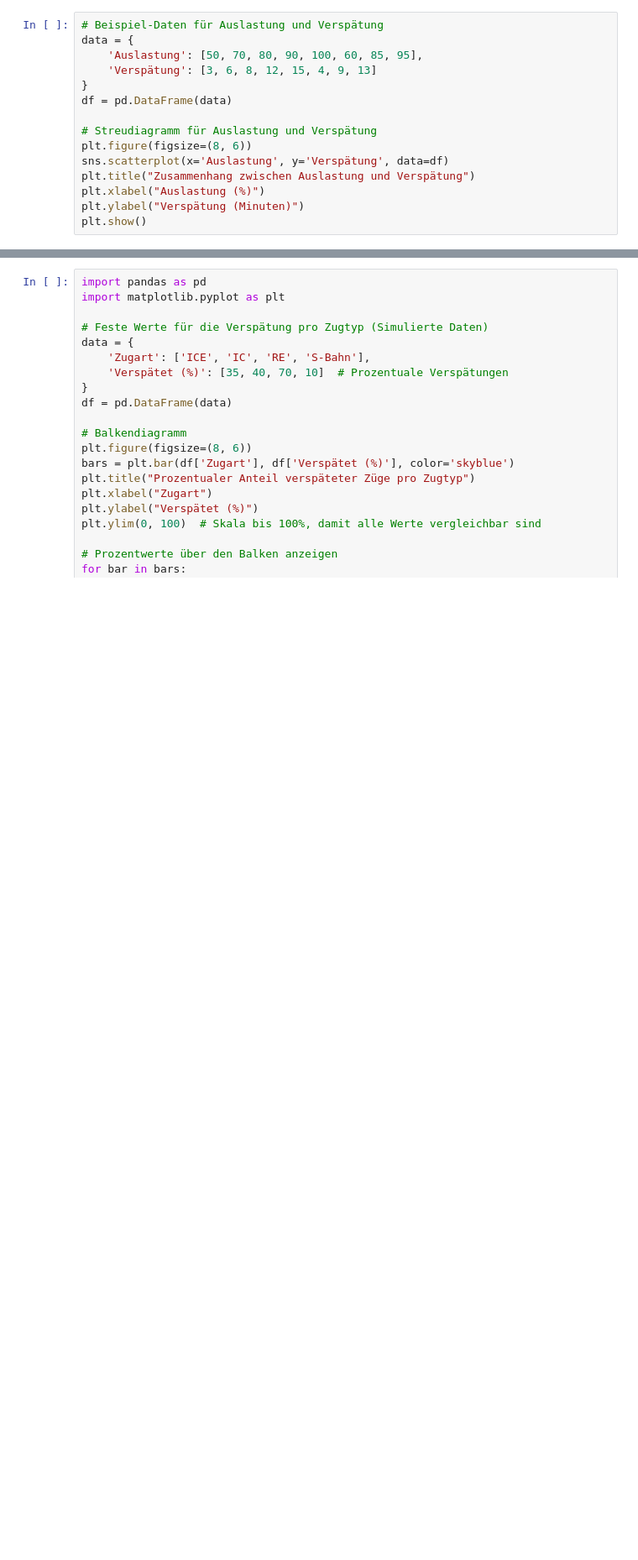
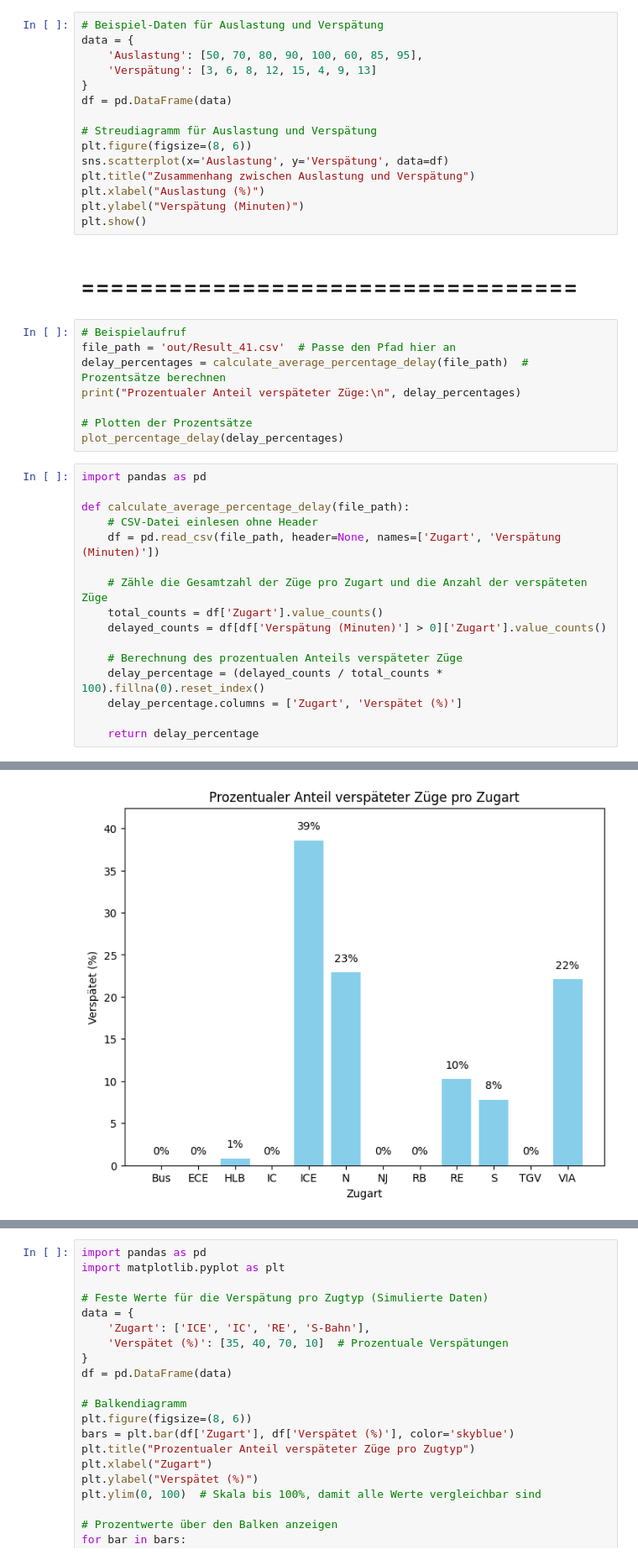
Before and after one commit to luca910/bahn-mining, a Jupyter notebook: graphics.ipynb, the cells around one changed output, grey strips where cells are left out. Shown at 84% size. Saved outputs shown, nothing was run; the diff lists cells and outputs as text; blank space fills up the shorter version.

Commit message:
Namensanpassung und darstellung der Prozentualen Anzahl der Verspätungen je Zugart

```diff
--- a/graphics.ipynb
+++ b/graphics.ipynb
@@ -167,3 +163,30 @@ plt.title("Zusammenhang zwischen Auslastung und Verspätung")
 plt.xlabel("Auslastung (%)")
 plt.ylabel("Verspätung (Minuten)")
 plt.show()
+# %% [markdown]
+# ==================================
+# %%
+# Beispielaufruf
+file_path = 'out/Result_41.csv'  # Passe den Pfad hier an
+delay_percentages = calculate_average_percentage_delay(file_path)  # Prozentsätze berechnen
+print("Prozentualer Anteil verspäteter Züge:\n", delay_percentages)
+
+# Plotten der Prozentsätze
+plot_percentage_delay(delay_percentages)
+# %%
+import pandas as pd
+
+def calculate_average_percentage_delay(file_path):
+    # CSV-Datei einlesen ohne Header
+    df = pd.read_csv(file_path, header=None, names=['Zugart', 'Verspätung (Minuten)'])
+
+    # Zähle die Gesamtzahl der Züge pro Zugart und die Anzahl der verspäteten Züge
+    total_counts = df['Zugart'].value_counts()
+    delayed_counts = df[df['Verspätung (Minuten)'] > 0]['Zugart'].value_counts()
+
+    # Berechnung des prozentualen Anteils verspäteter Züge
+    delay_percentage = (delayed_counts / total_counts * 100).fillna(0).reset_index()
+    delay_percentage.columns = ['Zugart', 'Verspätet (%)']
+
+    return delay_percentage
+# %% [output]
@@ -169,0 +207 @@ plt.show()
+[figure, added]
```
Also changed, not shown: parts of 9 cells of this notebook.
